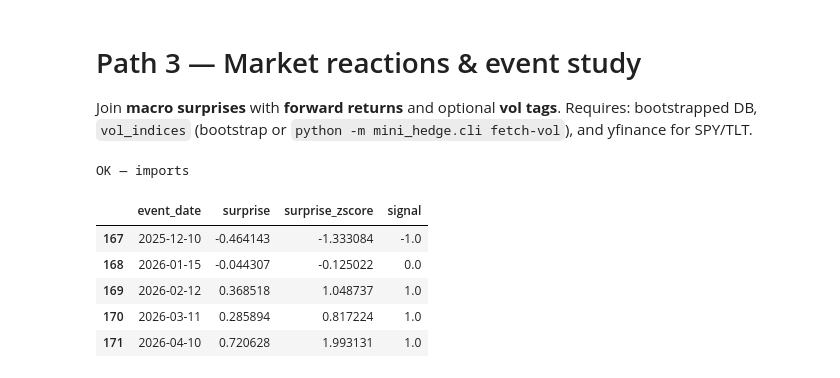
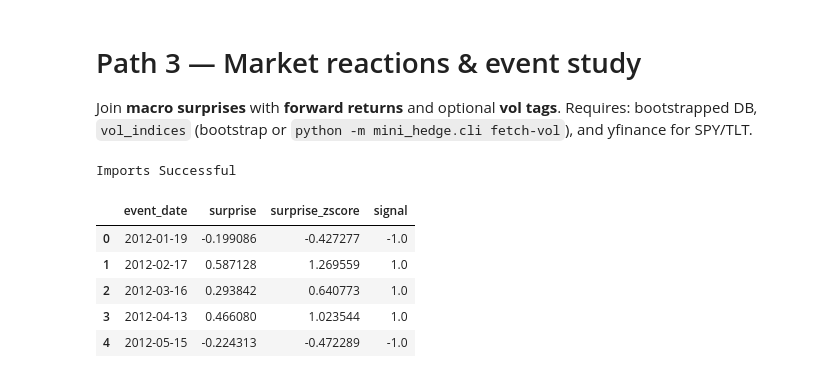
Before and after one commit to Masezerano-Irene/Alpha-Clio, a Jupyter notebook: notebooks/03_market_reactions.ipynb, the cells around one changed output. Cells and saved outputs as stored; diff of their text form; code cells hidden in the pictures.

```diff
--- a/notebooks/03_market_reactions.ipynb
+++ b/notebooks/03_market_reactions.ipynb
@@ -26,26 +26,26 @@ from mini_hedge.surprises import compute_surprises
 from mini_hedge.prices import fetch_yfinance, CPI_RELEASE_DATES
 from mini_hedge.event_study import forward_close_returns, tag_events_with_vol
 
-print("OK — imports")
+print("Imports Successful")
 # %% [output]
-OK — imports
+Imports Successful
 # %%
 # Build a minimal CPI event table (release dates × surprise z where available)
 surp = compute_surprises(method="ema")
 releases = pd.DataFrame({"event_date": pd.to_datetime(CPI_RELEASE_DATES)})
 # nearest prior month surprise row per release (simplified join on calendar month)
 surp["ym"] = surp["date"].dt.to_period("M")
 releases["ym"] = (releases["event_date"] - pd.DateOffset(months=1)).dt.to_period("M")
 ev = releases.merge(surp[["ym", "surprise", "surprise_zscore", "signal"]], on="ym", how="left")
 ev = ev.drop(columns=["ym"]).dropna(subset=["surprise"])
-ev.tail(5)
+ev.head(5)
 # %% [output]
 |  | event_date | surprise | surprise_zscore | signal |
-| 167 | 2025-12-10 | -0.464143 | -1.333084 | -1.0 |
-| 168 | 2026-01-15 | -0.044307 | -0.125022 | 0.0 |
-| 169 | 2026-02-12 | 0.368518 | 1.048737 | 1.0 |
-| 170 | 2026-03-11 | 0.285894 | 0.817224 | 1.0 |
-| 171 | 2026-04-10 | 0.720628 | 1.993131 | 1.0 |
+| 0 | 2012-01-19 | -0.199086 | -0.427277 | -1.0 |
+| 1 | 2012-02-17 | 0.587128 | 1.269559 | 1.0 |
+| 2 | 2012-03-16 | 0.293842 | 0.640773 | 1.0 |
+| 3 | 2012-04-13 | 0.466080 | 1.023544 | 1.0 |
+| 4 | 2012-05-15 | -0.224313 | -0.472289 | -1.0 |
 # %%
 spy = fetch_yfinance("SPY", start="1993-01-29")
 tlt = fetch_yfinance("TLT", start="2002-07-26")
```
Also changed, not shown: parts of 2 cells of this notebook, 20 other files.
